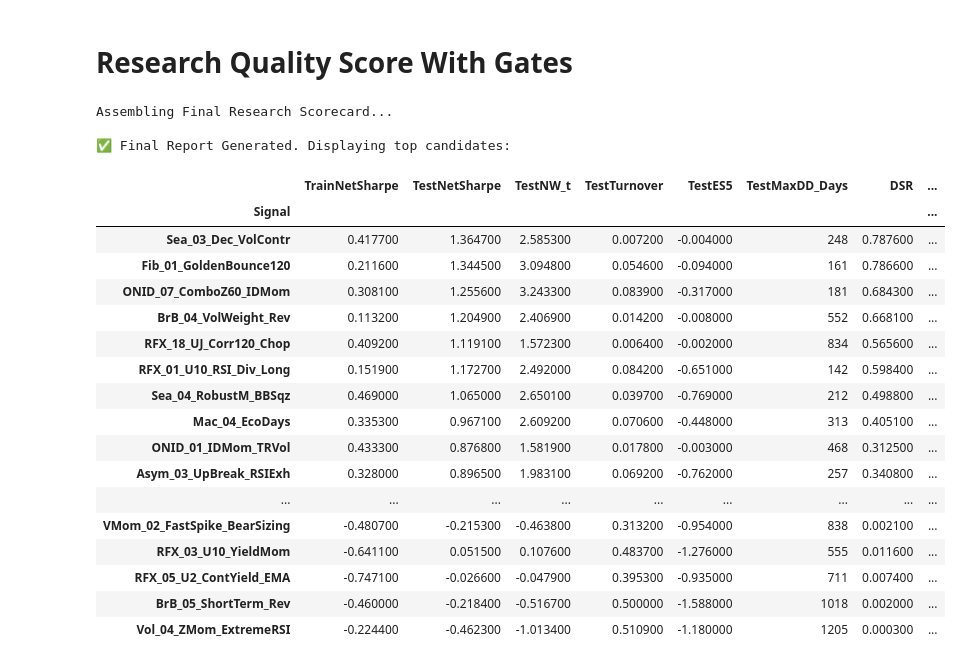
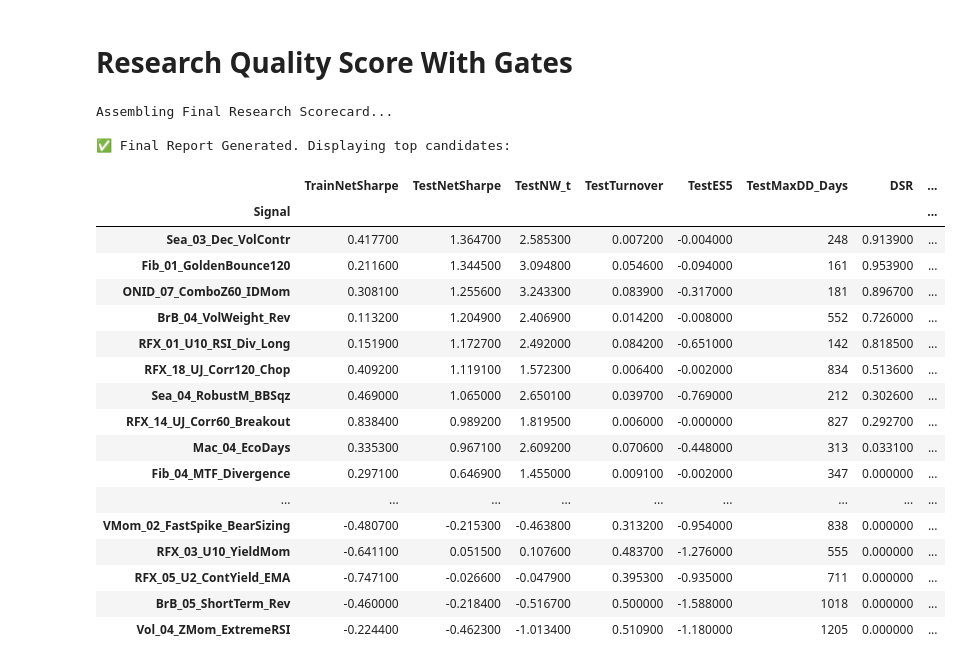
Before and after one commit to gordy93/Prometheus_Capital_2026, a Jupyter notebook: Signal_generation_evaluation_framework.ipynb, the cells around one changed output. Cells and saved outputs as stored; diff of their text form; code cells hidden in the pictures.

```diff
--- a/Signal_generation_evaluation_framework.ipynb
+++ b/Signal_generation_evaluation_framework.ipynb
@@ -16,7 +18,7 @@
 # Setup & Configuration
 # %%
 # ==============================================================================
-# --- CELL 1: SETUP & CONFIGURATION (USER ADJUSTABLE) ---
+# CELL 1: SETUP & CONFIGURATION (USER ADJUSTABLE)
 # ==============================================================================
 import os
 import sys
@@ -48,9 +50,9 @@ SLIPPAGE_BPS = 2.0
 # Statistical controls
 NW_LAGS = 5
 ES_ALPHAS =[0.01, 0.025, 0.05, 0.10]
-N_CPCV_FOLDS = 8
+N_CPCV_FOLDS = 10
 CPCV_TEST_BLOCKS = 2
-EMBARGO_DAYS = 5
+EMBARGO_DAYS = 10
 MIN_OBS_PER_SPLIT = 120
 WFO_TRAIN_YEARS = 5
 WFO_TEST_YEARS = 1
@@ -170,6 +240,6 @@ Generating signals…
 # %%
 # ==============================================================================
-# --- CELL 4: CORE HELPERS ---
+# CELL 4: CORE HELPERS
 # ==============================================================================
 def sanitize_signal(sig: pd.Series) -> pd.Series:
     return pd.Series(sig, index=full_df.index).fillna(0).astype(float).clip(-1, 1)
@@ -224,18 +294,30 @@ def sharpe_stats(ret: pd.Series, nw_lags: int = NW_LAGS):
 
     return dict(Sharpe=sr_annual, Sharpe_t=t_sr, Sharpe_p=p_sr, Mean_t=t_mu, Mean_p=p_mu)
 
-def deflated_sharpe_ratio(sr_annual: float, n_obs: int, n_trials: int, skewness: float, ex_kurt: float) -> float:
-    if not np.isfinite(sr_annual) or n_obs < 30: return np.nan
+def deflated_sharpe_ratio(sr_annual: float, n_obs: int, n_trials: int = 10, skewness: float = 0.0, ex_kurt: float = 3.0, return_inputs: bool = False):
+    if not np.isfinite(sr_annual) or n_obs < 30:
+        out = np.nan
+        inputs = {"VarSR": 0.5, "N": 10, "T": int(n_obs), "y3": float(skewness), "y4": float(ex_kurt)}
+        return (out, inputs) if return_inputs else out
 
-    sr_daily = sr_annual / np.sqrt(252)
+    T = int(n_obs)
 
-    z = norm.ppf(1 - 1 / max(n_trials, 2))
-    sr_star_daily = z * np.sqrt(1 / max(n_obs - 1, 1))
+    # Assuming 10 independent trials for each signal
+    N = 10
 
-    numer = 1 - skewness * sr_daily + ((ex_kurt - 1) / 4.0) * (sr_daily**2)
-    se_sr_daily = np.sqrt(max(numer, 1e-10) / max(n_obs - 1, 1))
+    # Assuming 0.5 as the variance across the trials' estimated sharpe ratios
+    var_sr_trials = 0.5
 
-    z_score = (sr_daily - sr_star_daily) / max(se_sr_daily, 1e-12)
-    return float(norm.cdf(z_score))
+    # Euler-Mascheroni constant
+    gamma_em = 0.5772156649
 
-print("✅ Cell 4: Core math helper functions loaded.")
+    z1 = norm.ppf(1.0 - 1.0 / N)
+    z2 = norm.ppf(1.0 - np.exp(-1.0) / N)
+    sr0 = np.sqrt(var_sr_trials) * ((1.0 - gamma_em) * z1 + gamma_em * z2)
+
+    denom_inner = 1.0 - skewness * sr_annual + ((ex_kurt - 1.0) / 4.0) * (sr_annual ** 2)
+    z_score = ((sr_annual - sr0) * np.sqrt(max(T - 1, 1))) / np.sqrt(max(denom_inner, 1e-12))
+
+    dsr = float(norm.cdf(z_score))
+    inputs = {"VarSR": var_sr_trials, "N": N, "T": T, "y3": float(skewness), "y4": float(ex_kurt)}
+    return (dsr, inputs) if return_inputs else dsr
@@ -587,7 +1118,7 @@ Generating Drawdown Duration Distributions...
 # Research Quality Score With Gates
 # %%
 # ==============================================================================
-# --- CELL 9: FINAL SCORECARD AND GATING ---
+# CELL 9: FINAL SCORECARD AND GATING
 # ==============================================================================
 print("Assembling Final Research Scorecard...")
 
@@ -629,47 +1160,47 @@ for name in ALL_SIGS.keys():
         15 * np.clip(w_m["WFO_Positive_Share"], 0, 1) +
         15 * np.clip(c_m["CPCV_Positive_Share"], 0, 1) +
         15 * np.clip(1 - te_m["Turnover"] / max(GATE_MAX_TURNOVER, 1e-6), 0, 1) +
         15 * np.clip(1 - (max(PBO_GLOBAL, 0) if np.isfinite(PBO_GLOBAL) else 0.5), 0, 1))
 
     rows.append({
         "Signal": name,
         "TrainNetSharpe": base_metrics[name]["Train"]["NetSharpe"],
         "TestNetSharpe": te_m["NetSharpe"],
         "TestNW_t": te_m["NW_Mean_t"],
         "TestTurnover": te_m["Turnover"],
         "TestES5": te_m["ES_5"],
         "TestMaxDD_Days": int(max_dd_days),
         "DSR": te_m["DSR"],
-        "WFO_MedianSharpe": w_m["WFO_MedianTestSharpe"],
+        "WFO_MedianSharpe": w_m["WFE_Median"],
         "CPCV_MedianSharpe": c_m["CPCV_MedianTestSharpe"],
         "HardGatesPass": hard_pass,
         "QualityScore": round(score, 2)})
 
 scorecard = pd.DataFrame(rows).set_index("Signal")
 
 print("\n✅ Final Report Generated. Displaying top candidates:")
 display(scorecard.sort_values(["HardGatesPass", "QualityScore"], ascending=[False, False])
         .style.background_gradient(subset=["TestNetSharpe", "QualityScore", "DSR"], cmap="RdYlGn")
         .background_gradient(subset=["TestTurnover", "TestMaxDD_Days"], cmap="RdYlGn_r"))
 # %% [output]
 Assembling Final Research Scorecard...
 
 ✅ Final Report Generated. Displaying top candidates:
 |  | TrainNetSharpe | TestNetSharpe | TestNW_t | TestTurnover | TestES5 | TestMaxDD_Days | DSR | ... |
 | Signal |  |  |  |  |  |  |  | ... |
-| Sea_03_Dec_VolContr | 0.417700 | 1.364700 | 2.585300 | 0.007200 | -0.004000 | 248 | 0.787600 | ... |
-| Fib_01_GoldenBounce120 | 0.211600 | 1.344500 | 3.094800 | 0.054600 | -0.094000 | 161 | 0.786600 | ... |
-| ONID_07_ComboZ60_IDMom | 0.308100 | 1.255600 | 3.243300 | 0.083900 | -0.317000 | 181 | 0.684300 | ... |
-| BrB_04_VolWeight_Rev | 0.113200 | 1.204900 | 2.406900 | 0.014200 | -0.008000 | 552 | 0.668100 | ... |
-| RFX_18_UJ_Corr120_Chop | 0.409200 | 1.119100 | 1.572300 | 0.006400 | -0.002000 | 834 | 0.565600 | ... |
-| RFX_01_U10_RSI_Div_Long | 0.151900 | 1.172700 | 2.492000 | 0.084200 | -0.651000 | 142 | 0.598400 | ... |
-| Sea_04_RobustM_BBSqz | 0.469000 | 1.065000 | 2.650100 | 0.039700 | -0.769000 | 212 | 0.498800 | ... |
-| Mac_04_EcoDays | 0.335300 | 0.967100 | 2.609200 | 0.070600 | -0.448000 | 313 | 0.405100 | ... |
-| ONID_01_IDMom_TRVol | 0.433300 | 0.876800 | 1.581900 | 0.017800 | -0.003000 | 468 | 0.312500 | ... |
-| Asym_03_UpBreak_RSIExh | 0.328000 | 0.896500 | 1.983100 | 0.069200 | -0.762000 | 257 | 0.340800 | ... |
+| Sea_03_Dec_VolContr | 0.417700 | 1.364700 | 2.585300 | 0.007200 | -0.004000 | 248 | 0.913900 | ... |
+| Fib_01_GoldenBounce120 | 0.211600 | 1.344500 | 3.094800 | 0.054600 | -0.094000 | 161 | 0.953900 | ... |
+| ONID_07_ComboZ60_IDMom | 0.308100 | 1.255600 | 3.243300 | 0.083900 | -0.317000 | 181 | 0.896700 | ... |
+| BrB_04_VolWeight_Rev | 0.113200 | 1.204900 | 2.406900 | 0.014200 | -0.008000 | 552 | 0.726000 | ... |
+| RFX_01_U10_RSI_Div_Long | 0.151900 | 1.172700 | 2.492000 | 0.084200 | -0.651000 | 142 | 0.818500 | ... |
+| RFX_18_UJ_Corr120_Chop | 0.409200 | 1.119100 | 1.572300 | 0.006400 | -0.002000 | 834 | 0.513600 | ... |
+| Sea_04_RobustM_BBSqz | 0.469000 | 1.065000 | 2.650100 | 0.039700 | -0.769000 | 212 | 0.302600 | ... |
+| RFX_14_UJ_Corr60_Breakout | 0.838400 | 0.989200 | 1.819500 | 0.006000 | -0.000000 | 827 | 0.292700 | ... |
+| Mac_04_EcoDays | 0.335300 | 0.967100 | 2.609200 | 0.070600 | -0.448000 | 313 | 0.033100 | ... |
+| Fib_04_MTF_Divergence | 0.297100 | 0.646900 | 1.455000 | 0.009100 | -0.002000 | 347 | 0.000000 | ... |
 | ... | ... | ... | ... | ... | ... | ... | ... | ... |
-| VMom_02_FastSpike_BearSizing | -0.480700 | -0.215300 | -0.463800 | 0.313200 | -0.954000 | 838 | 0.002100 | ... |
-| RFX_03_U10_YieldMom | -0.641100 | 0.051500 | 0.107600 | 0.483700 | -1.276000 | 555 | 0.011600 | ... |
-| RFX_05_U2_ContYield_EMA | -0.747100 | -0.026600 | -0.047900 | 0.395300 | -0.935000 | 711 | 0.007400 | ... |
-| BrB_05_ShortTerm_Rev | -0.460000 | -0.218400 | -0.516700 | 0.500000 | -1.588000 | 1018 | 0.002000 | ... |
-| Vol_04_ZMom_ExtremeRSI | -0.224400 | -0.462300 | -1.013400 | 0.510900 | -1.180000 | 1205 | 0.000300 | ... |
+| VMom_02_FastSpike_BearSizing | -0.480700 | -0.215300 | -0.463800 | 0.313200 | -0.954000 | 838 | 0.000000 | ... |
+| RFX_03_U10_YieldMom | -0.641100 | 0.051500 | 0.107600 | 0.483700 | -1.276000 | 555 | 0.000000 | ... |
+| RFX_05_U2_ContYield_EMA | -0.747100 | -0.026600 | -0.047900 | 0.395300 | -0.935000 | 711 | 0.000000 | ... |
+| BrB_05_ShortTerm_Rev | -0.460000 | -0.218400 | -0.516700 | 0.500000 | -1.588000 | 1018 | 0.000000 | ... |
+| Vol_04_ZMom_ExtremeRSI | -0.224400 | -0.462300 | -1.013400 | 0.510900 | -1.180000 | 1205 | 0.000000 | ... |
```
Also changed, not shown: parts of 18 cells of this notebook.
